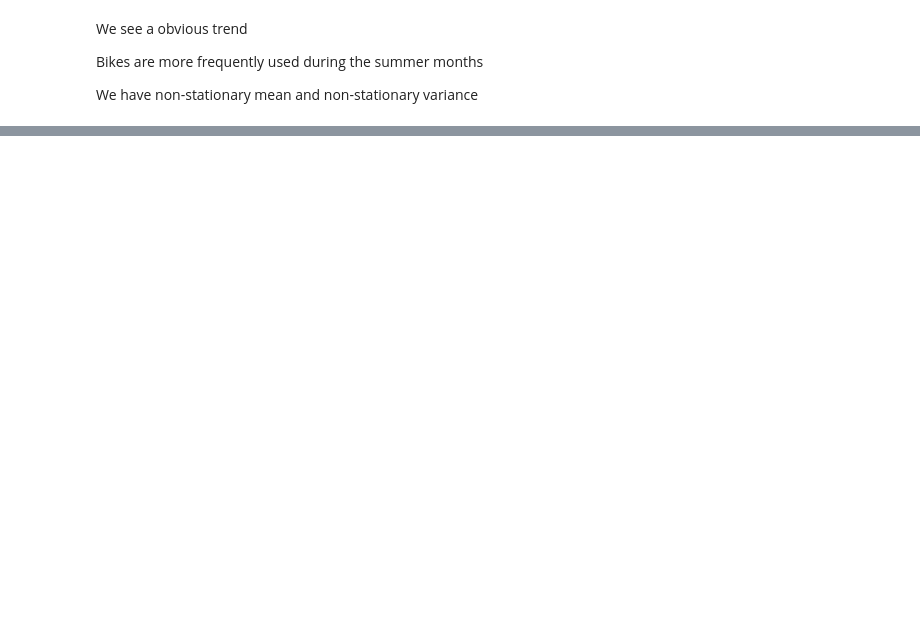
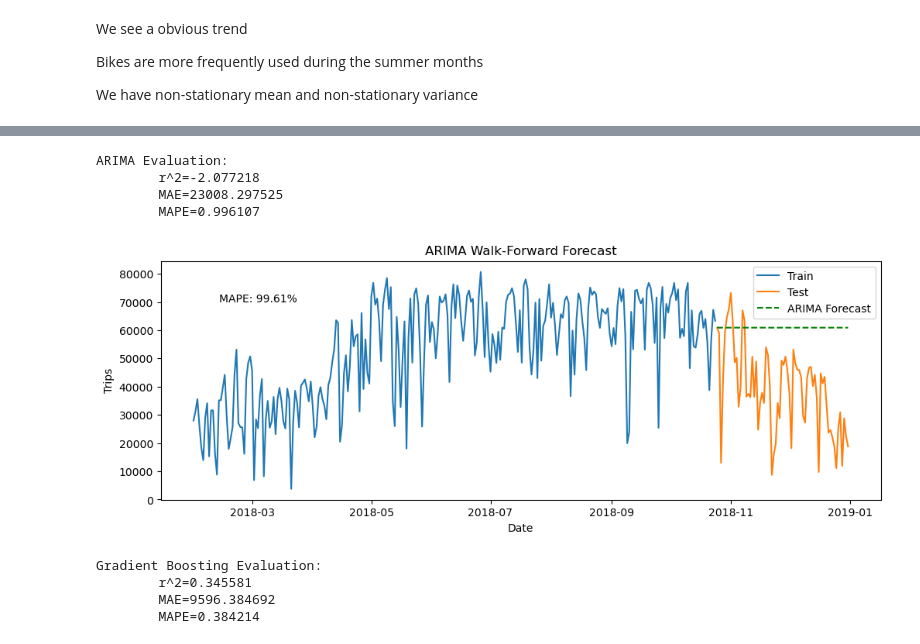
Before and after one commit to bodvarsdottirkristin/ba-group-37, a Jupyter notebook: notebooks/exploratory_challenge.ipynb, the cells around one changed output, grey strips where cells are left out. Drawn from its saved outputs; the diff is of its cells as text; code cells hidden in the pictures; blank space fills up the shorter version.

```diff
--- a/notebooks/exploratory_challenge.ipynb
+++ b/notebooks/exploratory_challenge.ipynb
@@ -95,0 +246,9 @@ We have non-stationary mean and non-stationary variance
+# %%
+def timeseries_train_test_split_indexes(ts, test_size):
+
+    # get the index after which test set starts
+    split_time = int(len(ts)*(1-test_size))
+
+    test_index=ts.iloc[split_time:].index[0]
+
+    return ts.index<test_index, ts.index>=test_index
@@ -95,0 +284,8 @@ We have non-stationary mean and non-stationary variance
+# %%
+# Split data into train and test for ARIMA
+
+# Get the indexes for test and train as a boolean array
+train_idx, test_idx = timeseries_train_test_split_indexes(ts, 0.2)
+
+train_data = ts[train_idx]
+test_data  = ts[test_idx]
@@ -95,0 +329,35 @@ We have non-stationary mean and non-stationary variance
+# %%
+from sklearn.metrics import r2_score, mean_absolute_error, mean_absolute_percentage_error
+from statsmodels.tsa.arima.model import ARIMA
+
+# Fit ARIMA to training period only
+arima_model = ARIMA(train_data, order=(1,1,2))
+arima_fit = arima_model.fit()
+
+# Forecast over the entire test range
+arima_forecast = arima_fit.forecast(steps=len(test_data))
+
+print_stats(test_data, arima_forecast, title=f"ARIMA Evaluation")
+# %% [output]
+ARIMA Evaluation:
+        r^2=-2.077218
+        MAE=23008.297525
+        MAPE=0.996107
+# %%
+# Plot the Forecast VS test data
+mape_value = mean_absolute_percentage_error(test_data, arima_forecast) * 100
+
+plt.figure(figsize=(12,4))
+plt.plot(train_data.index, train_data, label="Train")
+plt.plot(test_data.index, test_data, label="Test")
+plt.plot(test_data.index, arima_forecast, label="ARIMA Forecast", linestyle="--", color="green")
+plt.annotate(f"MAPE: {mape_value:.2f}%", xy=(pd.Timestamp('2018-02-12'), 70000), xytext=(pd.Timestamp('2018-02-12'), 70000), fontsize=10)
+
+
+plt.title("ARIMA Walk-Forward Forecast")
+plt.xlabel("Date")
+plt.ylabel("Trips")
+plt.legend()
+plt.show()
+# %% [output]
+[figure, added]
@@ -95,0 +371,13 @@ We have non-stationary mean and non-stationary variance
+# %%
+from sklearn.ensemble import GradientBoostingRegressor
+
+gb_model = GradientBoostingRegressor()
+
+y_test_gb, y_pred_gb = walk_forward_forecast(data, train_idx, test_idx, gb_model, feature_cols)
+
+print_stats(y_test_gb, y_pred_gb, title=f"Gradient Boosting Evaluation")
+# %% [output]
+Gradient Boosting Evaluation:
+        r^2=0.345581
+        MAE=9596.384692
+        MAPE=0.384214
```
Also changed, not shown: parts of 23 cells of this notebook.
